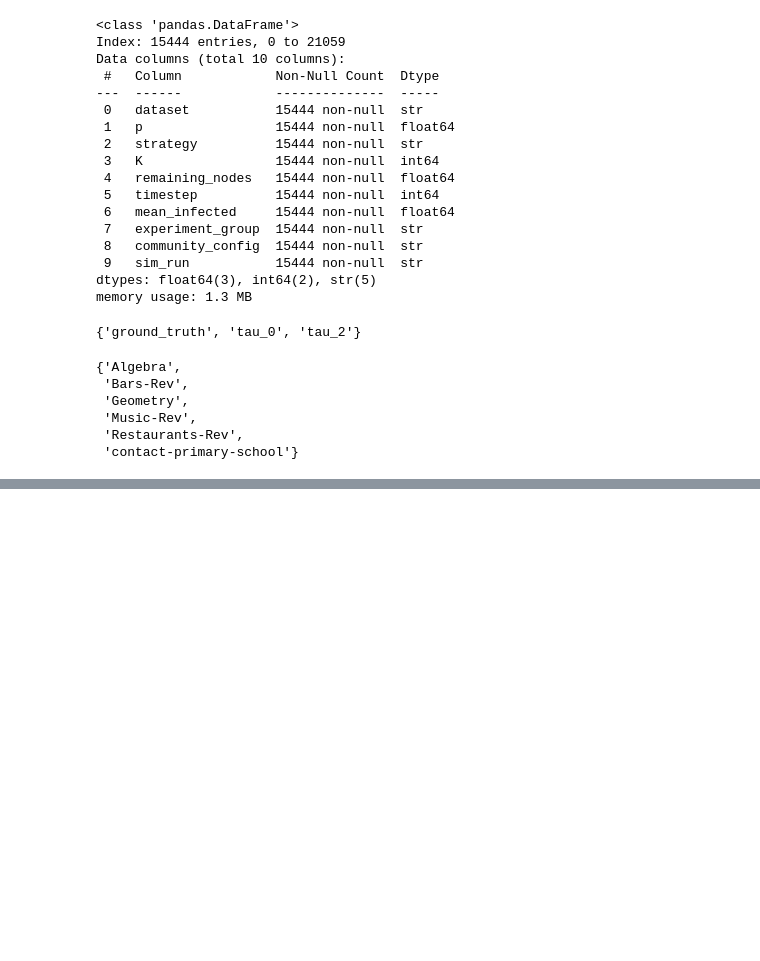
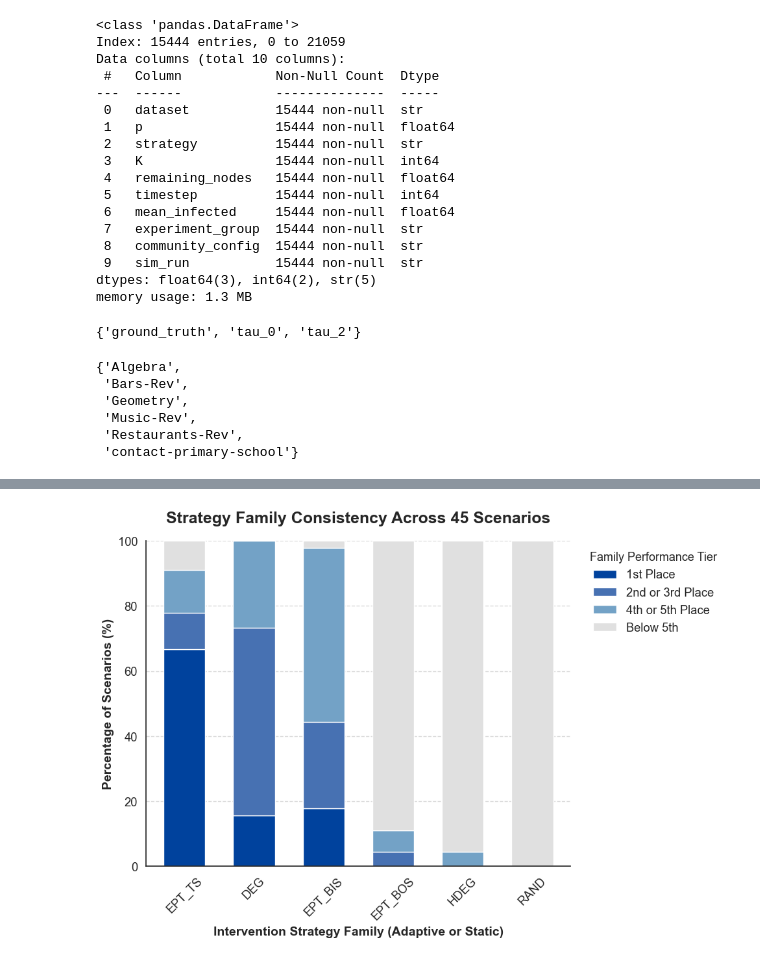
Before and after one commit to quintwinthagen/sicp_node_removal, a Jupyter notebook: notebooks/paper_draft2_plots.ipynb, the cells around one changed output, grey strips where cells are left out. Saved outputs shown, nothing was run; the diff lists cells and outputs as text; code cells hidden in the pictures; blank space fills up the shorter version.

```diff
--- a/notebooks/paper_draft2_plots.ipynb
+++ b/notebooks/paper_draft2_plots.ipynb
@@ -297,0 +781,100 @@ plt.show()
+# %%
+import pandas as pd
+import matplotlib.pyplot as plt
+import seaborn as sns
+
+# 1. Filter out 'contact-primary-school'
+plot_df = selected_df[
+    selected_df['dataset'] != 'contact-primary-school'
+].copy()
+
+# 2. Define what constitutes a unique "scenario"-
+scenario_cols = ['dataset', 'p', 'community_config']
+
+# 3. Average across `sim_run` repeats
+agg_df = plot_df.groupby(scenario_cols + ['strategy'])['mean_infected'].mean().reset_index()
+
+# 4. Rank all individual strategies (1 to 10) within each scenario
+agg_df['rank'] = agg_df.groupby(scenario_cols)['mean_infected'].rank(method='min', ascending=True)
+
+# 5. Create a "Base Strategy" family column (strips the 'a' prefix if it exists)
+def get_base_strategy(name):
+    if name.startswith('a') and len(name) > 1:
+        return name[1:]  # e.g., 'aEPT_TS' becomes 'EPT_TS'
+    return name
+
+agg_df['base_strategy'] = agg_df['strategy'].apply(get_base_strategy)
+
+# 6. For each scenario, find the BEST (minimum) rank achieved by the family
+family_df = agg_df.groupby(scenario_cols + ['base_strategy'])['rank'].min().reset_index()
+
+# 7. Categorize the family's best rank into distinct tiers
+def categorize_rank(r):
+    if r == 1:
+        return '1st Place'
+    elif r <= 3:
+        return '2nd or 3rd Place'
+    elif r <= 5:
+        return '4th or 5th Place'
+    else:
+        return 'Below 5th'
+
+family_df['rank_category'] = family_df['rank'].apply(categorize_rank)
+
+# 8. Count occurrences and convert to percentages
+total_scenarios = len(family_df.groupby(scenario_cols)) # Still 45 scenarios
+rank_counts = family_df.groupby(['base_strategy', 'rank_category']).size().unstack(fill_value=0)
+
+# Ensure all columns exist
+plot_cols = ['1st Place', '2nd or 3rd Place', '4th or 5th Place', 'Below 5th']
+for col in plot_cols:
+    if col not in rank_counts.columns:
+        rank_counts[col] = 0
+
+rank_pct = (rank_counts / total_scenarios) * 100
+
+# 9. Sort strategy families so the most consistently good ones are on the left
+rank_pct['Top_3_Total'] = rank_pct['1st Place'] + rank_pct['2nd or 3rd Place']
+rank_pct = rank_pct.sort_values(by=['Top_3_Total', '1st Place'], ascending=[False, False])
+
+# 10. Plotting the Stacked Bar Chart
+sns.set_theme(style="white", font_scale=1.2)
+
+colors = ['#00429d', '#4771b2', '#73a2c6', '#e0e0e0']
+
+fig, ax = plt.subplots(figsize=(10, 7))
+
+rank_pct[plot_cols].plot(
+    kind='bar',
+    stacked=True,
+    color=colors,
+    ax=ax,
+    width=0.6, # Slightly narrower bars look better with fewer categories
+    edgecolor='white',
+    linewidth=1
+)
+
+# 11. Formatting for a scientific paper
+ax.set_title(f'Strategy Family Consistency Across {total_scenarios} Scenarios', fontsize=18, weight='bold', pad=20)
+ax.set_ylabel('Percentage of Scenarios (%)', fontsize=14, weight='bold')
+ax.set_xlabel('Intervention Strategy Family (Adaptive or Static)', fontsize=14, weight='bold')
+
+ax.set_ylim(0, 100)
+
+ax.tick_params(axis='x', rotation=45)
+ax.grid(axis='y', linestyle='--', alpha=0.7)
+ax.spines['top'].set_visible(False)
+ax.spines['right'].set_visible(False)
+
+ax.legend(
+    title='Family Performance Tier',
+    title_fontsize='13',
+    bbox_to_anchor=(1.02, 1),
+    loc='upper left',
+    frameon=False
+)
+
+plt.tight_layout()
+plt.show()
+# %% [output]
+[figure, added]
```
Also changed, not shown: parts of 9 cells of this notebook, 5 other files.
